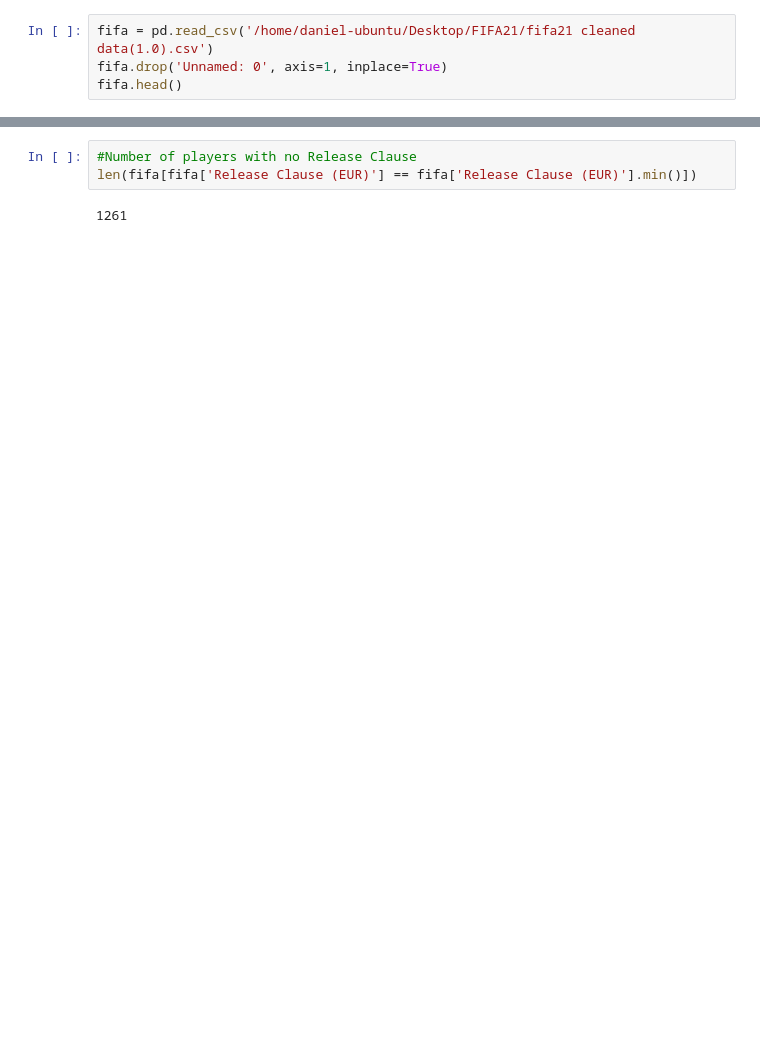
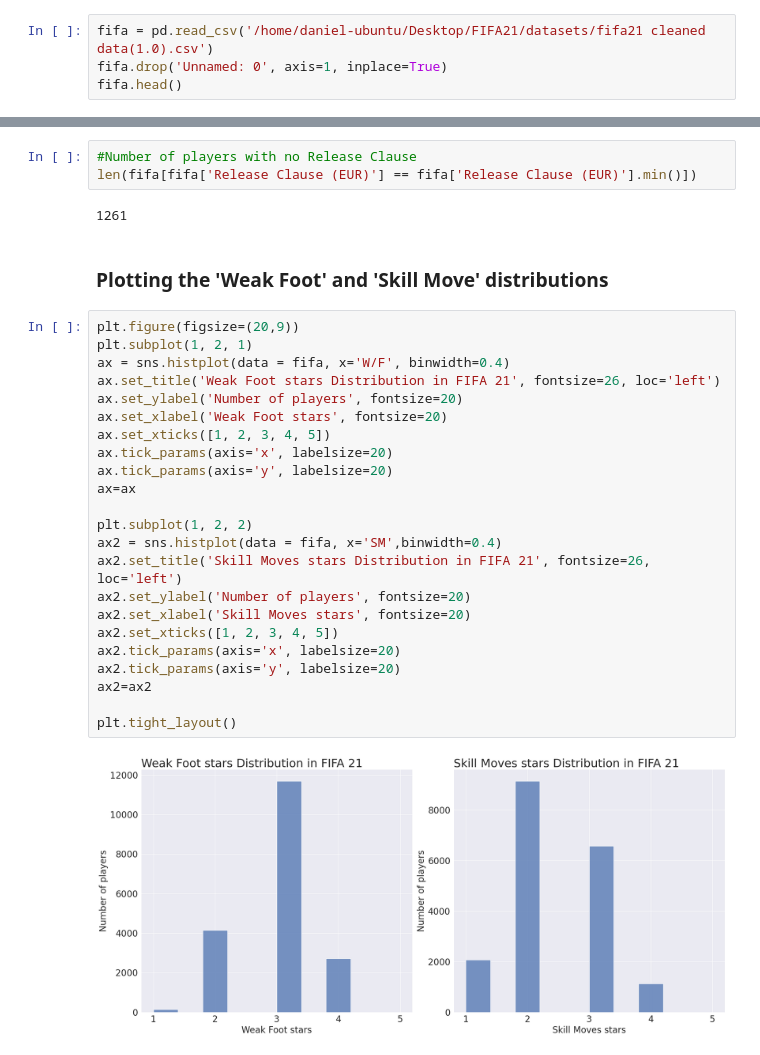
Before and after one commit to danieldorta/FIFA21, a Jupyter notebook: FIFA21_DataAnalysis.ipynb, the cells around one changed output, grey strips where cells are left out. Saved outputs shown, nothing was run; the diff lists cells and outputs as text; blank space fills up the shorter version.

```diff
--- a/FIFA21_DataAnalysis.ipynb
+++ b/FIFA21_DataAnalysis.ipynb
@@ -15,7 +17,7 @@ pd.set_option('display.max_rows', 100)
 sns.set_palette("deep",10)
 sns.set_style("darkgrid")
 # %%
-fifa = pd.read_csv('/home/daniel-ubuntu/Desktop/FIFA21/fifa21 cleaned data(1.0).csv')
+fifa = pd.read_csv('/home/daniel-ubuntu/Desktop/FIFA21/datasets/fifa21 cleaned data(1.0).csv')
 fifa.drop('Unnamed: 0', axis=1, inplace=True)
 fifa.head()
 # %% [output]
@@ -155,3 +165,30 @@ fifa[fifa['Release Clause (EUR)'] == fifa['Release Clause (EUR)'].max()]
 len(fifa[fifa['Release Clause (EUR)'] == fifa['Release Clause (EUR)'].min()])
 # %% [output]
 1261
+# %% [markdown]
+### Plotting the 'Weak Foot' and 'Skill Move' distributions
+# %%
+plt.figure(figsize=(20,9))
+plt.subplot(1, 2, 1)
+ax = sns.histplot(data = fifa, x='W/F', binwidth=0.4)
+ax.set_title('Weak Foot stars Distribution in FIFA 21', fontsize=26, loc='left')
+ax.set_ylabel('Number of players', fontsize=20)
+ax.set_xlabel('Weak Foot stars', fontsize=20)
+ax.set_xticks([1, 2, 3, 4, 5])
+ax.tick_params(axis='x', labelsize=20)
+ax.tick_params(axis='y', labelsize=20)
+ax=ax
+
+plt.subplot(1, 2, 2)
+ax2 = sns.histplot(data = fifa, x='SM',binwidth=0.4)
+ax2.set_title('Skill Moves stars Distribution in FIFA 21', fontsize=26, loc='left')
+ax2.set_ylabel('Number of players', fontsize=20)
+ax2.set_xlabel('Skill Moves stars', fontsize=20)
+ax2.set_xticks([1, 2, 3, 4, 5])
+ax2.tick_params(axis='x', labelsize=20)
+ax2.tick_params(axis='y', labelsize=20)
+ax2=ax2
+
+plt.tight_layout()
+# %% [output]
+[figure, added]
```
Also changed, not shown: parts of 6 cells of this notebook, 3 other files.
